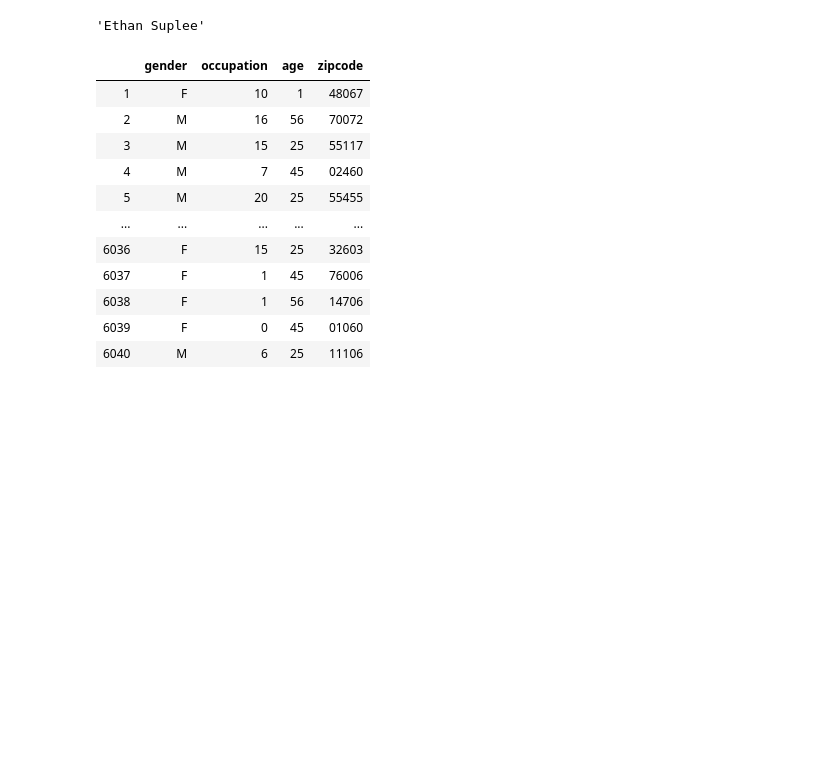
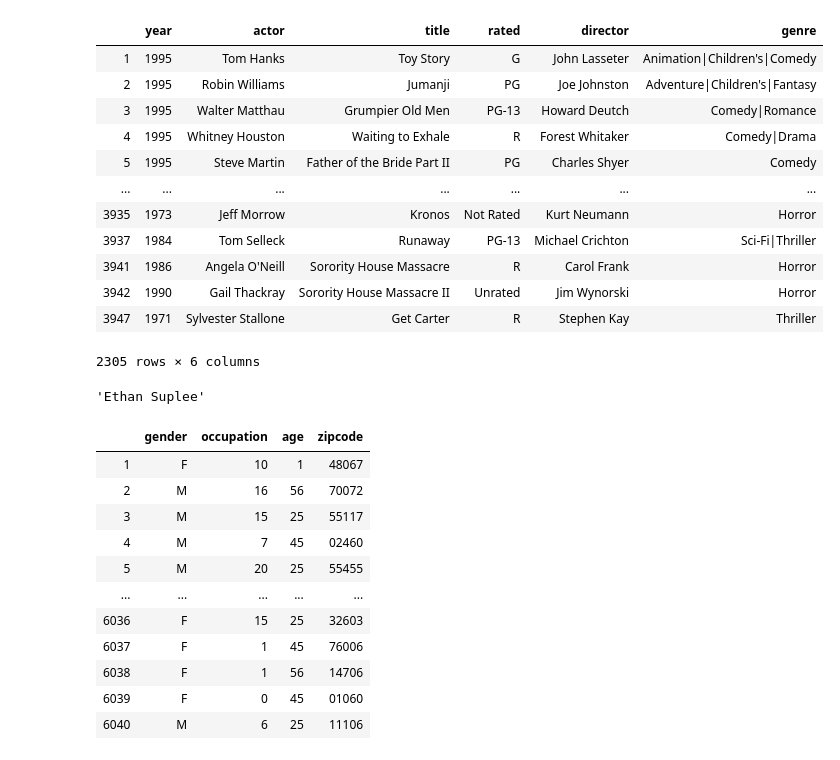
Before and after one commit to alanpurple/Melu, a Jupyter notebook: Untitled.ipynb, the cells around one changed output. Drawn from its saved outputs; the diff is of its cells as text; code cells hidden in the pictures; blank space fills up the shorter version.

```diff
--- a/Untitled.ipynb
+++ b/Untitled.ipynb
@@ -13,3 +14,15 @@ session=Session()
 all_users=session.query(User).all()
 existing_movies=session.query(Movie).filter(Movie.year<1998).all()
 new_movies=session.query(Movie).filter(Movie.year>1997).all()
+# %%
+all_movies=session.query(Movie).all()
+# %%
+all_movies_id=[elem.id for elem in all_movies]
+all_movies_data=[{
+        'year':elem.year,'actor':elem.actor,'title':elem.title,'rated':elem.rated,
+        'director':elem.director,'genre':elem.genre
+        } for elem in all_movies]
+
+all_movies_df=pd.DataFrame(all_movies_data,index=all_movies_id)
+# %%
+exxx_df=all_movies_df[all_movies_df.year<1998]
@@ -16,3 +39,19 @@ new_movies=session.query(Movie).filter(Movie.year>1997).all()
+# %%
+exxx_df
+# %% [output]
+|  | year | actor | title | rated | director | genre |
+| 1 | 1995 | Tom Hanks | Toy Story | G | John Lasseter | Animation|Children's|Comedy |
+| 2 | 1995 | Robin Williams | Jumanji | PG | Joe Johnston | Adventure|Children's|Fantasy |
+| 3 | 1995 | Walter Matthau | Grumpier Old Men | PG-13 | Howard Deutch | Comedy|Romance |
+| 4 | 1995 | Whitney Houston | Waiting to Exhale | R | Forest Whitaker | Comedy|Drama |
+| 5 | 1995 | Steve Martin | Father of the Bride Part II | PG | Charles Shyer | Comedy |
+| ... | ... | ... | ... | ... | ... | ... |
+| 3935 | 1973 | Jeff Morrow | Kronos | Not Rated | Kurt Neumann | Horror |
+| 3937 | 1984 | Tom Selleck | Runaway | PG-13 | Michael Crichton | Sci-Fi|Thriller |
+| 3941 | 1986 | Angela O'Neill | Sorority House Massacre | R | Carol Frank | Horror |
+| 3942 | 1990 | Gail Thackray | Sorority House Massacre II | Unrated | Jim Wynorski | Horror |
+| 3947 | 1971 | Sylvester Stallone | Get Carter | R | Stephen Kay | Thriller |
+2305 rows × 6 columns
 # %%
 moview=session.query(Movie.actor,Movie.director).all()
 # %%
```
Also changed, not shown: parts of 21 cells of this notebook, 4 other files.
